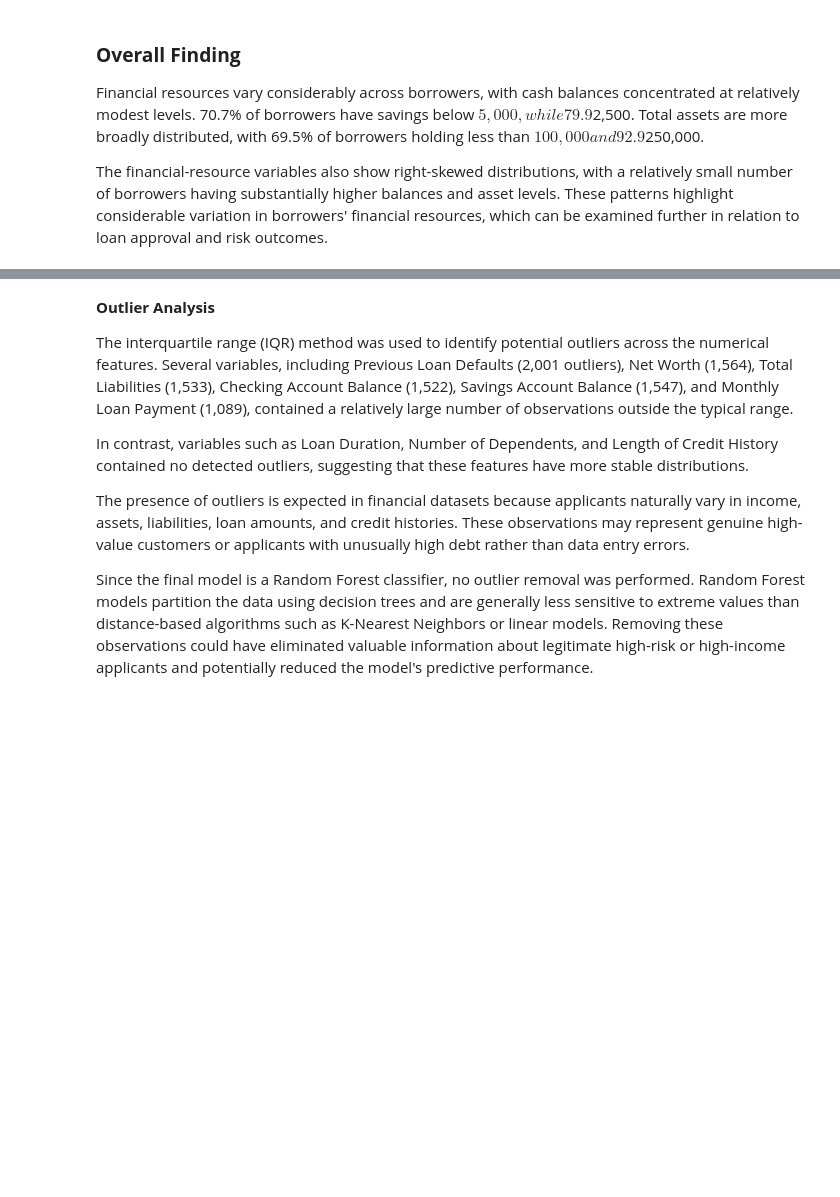
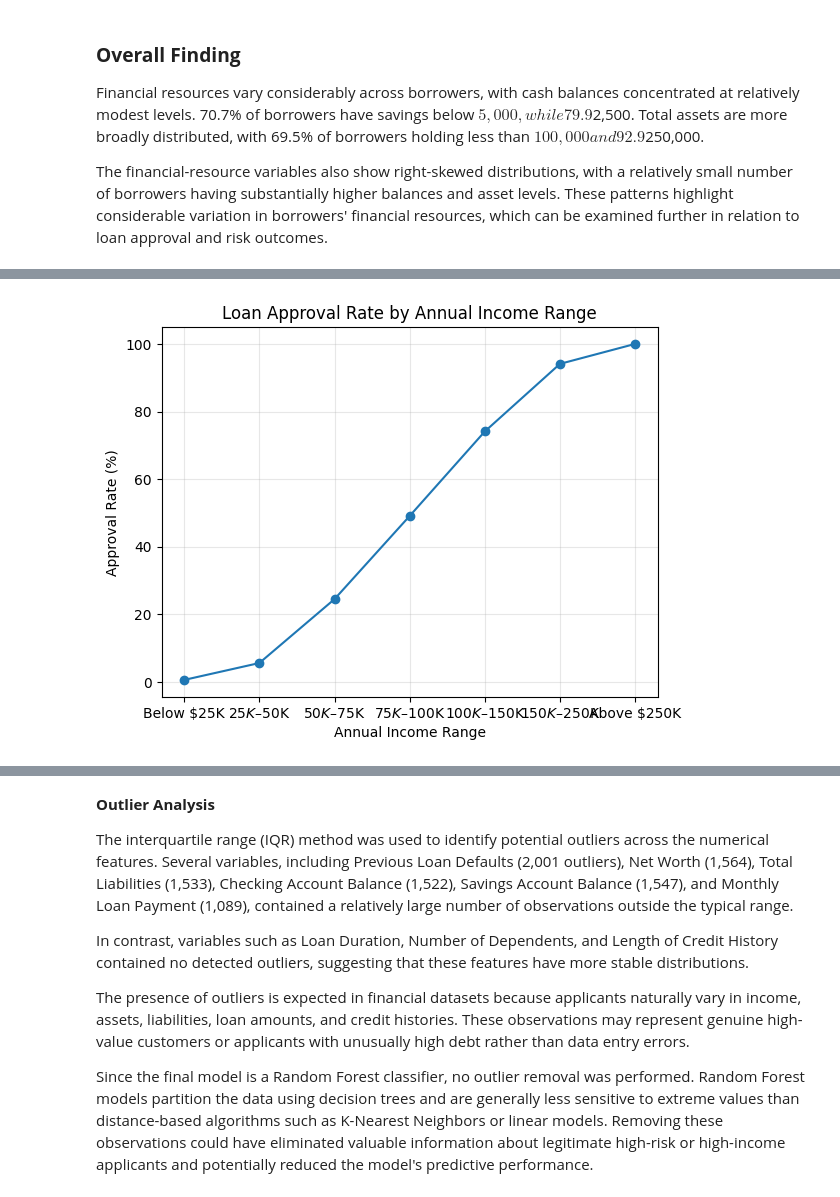
Before and after one commit to OnchariMillicent/Financial-Loan-Risk-Analysis, a Jupyter notebook: financial_loan_risk.ipynb, the cells around one changed output, grey strips where cells are left out. Cells and saved outputs as stored; diff of their text form; code cells hidden in the pictures; blank space fills up the shorter version.

```diff
--- a/financial_loan_risk.ipynb
+++ b/financial_loan_risk.ipynb
@@ -1589,0 +2080,25 @@ The financial-resource variables also show right-skewed distributions, with a re
+# %%
+# Group annual income into practical ranges
+income_bins = pd.cut(
+    data["annual_income"],
+    bins=[0, 25000, 50000, 75000, 100000, 150000, 250000, float("inf")],
+    labels=[
+        "Below $25K",
+        "$25K–$50K",
+        "$50K–$75K",
+        "$75K–$100K",
+        "$100K–$150K",
+        "$150K–$250K",
+        "Above $250K"
+    ]
+)
+
+# Calculate the approval rate within each income range
+income_approval = (
+    data.groupby(income_bins, observed=False)["loan_approved"]
+    .mean()
+    .mul(100)
+    .round(1)
+)
+
+print(income_approval)
@@ -1589,0 +2115,15 @@ The financial-resource variables also show right-skewed distributions, with a re
+# %%
+# Visualize loan approval rates across annual income ranges
+income_approval.plot(
+    kind="line",
+    marker="o",
+    title="Loan Approval Rate by Annual Income Range"
+)
+
+plt.xlabel("Annual Income Range")
+plt.ylabel("Approval Rate (%)")
+plt.xticks(rotation=0)
+plt.grid(True, alpha=0.3)
+plt.show()
+# %% [output]
+[figure, added]
```
Also changed, not shown: parts of 146 cells of this notebook.
